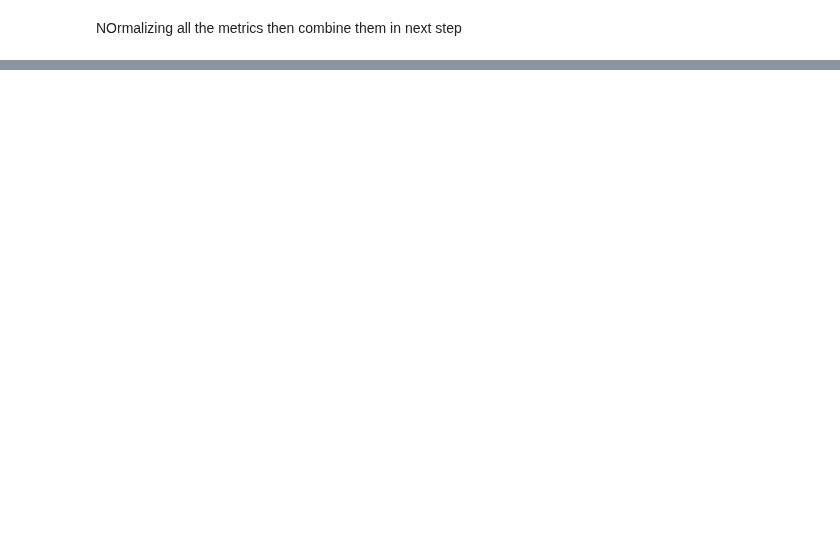
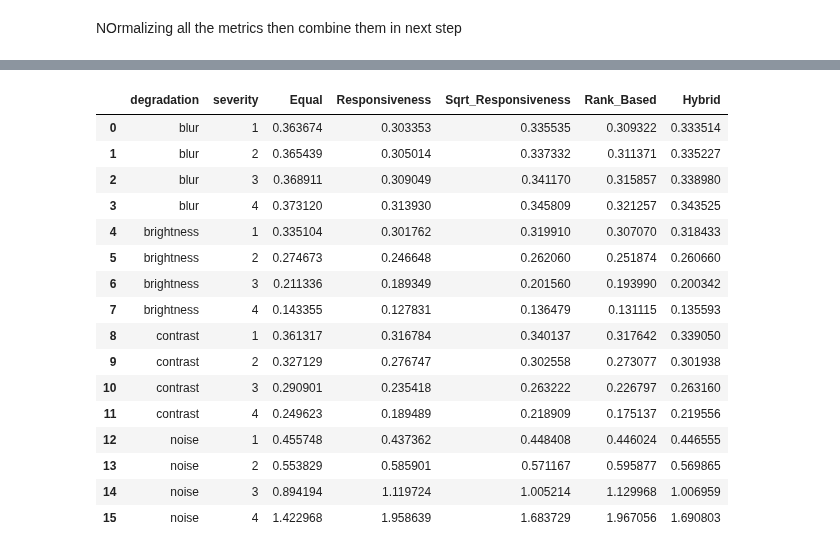
Before and after one commit to aqsamajjeed/QCDP-BiFormer, a Jupyter notebook: Generate_Quality_Scores.ipynb, the cells around one changed output, grey strips where cells are left out. Saved outputs shown, nothing was run; the diff lists cells and outputs as text; code cells hidden in the pictures; blank space fills up the shorter version.

Commit message:
Changed the hard coded weighting scheme for calculating quality scores to referenced deviated quality scores

```diff
--- a/Generate_Quality_Scores.ipynb
+++ b/Generate_Quality_Scores.ipynb
@@ -279,0 +1237,20 @@ top5
+# %%
+# ============================================================
+# STEP 10A — CALCULATE OVERALL METRIC RESPONSIVENESS
+# ============================================================
+
+metric_responsiveness = (
+    metric_behavior_df
+    .groupby("metric")["absolute_rho"]
+    .mean()
+    .sort_values(ascending=False)
+)
+
+print("=" * 70)
+print("OVERALL METRIC RESPONSIVENESS")
+print("=" * 70)
+
+display(
+    metric_responsiveness
+    .to_frame("mean_absolute_spearman")
+)
@@ -279,0 +1535,53 @@ top5
+# %%
+# ============================================================
+# STEP 12 — SCORE BEHAVIOR BY DEGRADATION SEVERITY
+# ============================================================
+
+score_behavior_records = []
+
+for degradation_type in [
+    "blur",
+    "brightness",
+    "contrast",
+    "noise"
+]:
+
+    subset = candidate_scores_df[
+        candidate_scores_df["degradation"]
+        == degradation_type
+    ]
+
+    for severity in sorted(
+        subset["severity"].unique()
+    ):
+
+        severity_subset = subset[
+            subset["severity"] == severity
+        ]
+
+        record = {
+            "degradation": degradation_type,
+            "severity": severity
+        }
+
+        for candidate_name in candidate_weights.keys():
+
+            score_column = f"score_{candidate_name}"
+
+            record[candidate_name] = (
+                severity_subset[score_column].mean()
+            )
+
+        score_behavior_records.append(record)
+
+
+score_behavior_df = pd.DataFrame(
+    score_behavior_records
+)
+
+print("=" * 70)
+print("QUALITY SCORE BEHAVIOR BY DEGRADATION")
+print("=" * 70)
+
+display(score_behavior_df)
+# %% [output]
@@ -279,0 +1591,17 @@ top5
+|  | degradation | severity | Equal | Responsiveness | Sqrt_Responsiveness | Rank_Based | Hybrid |
+| 0 | blur | 1 | 0.363674 | 0.303353 | 0.335535 | 0.309322 | 0.333514 |
+| 1 | blur | 2 | 0.365439 | 0.305014 | 0.337332 | 0.311371 | 0.335227 |
+| 2 | blur | 3 | 0.368911 | 0.309049 | 0.341170 | 0.315857 | 0.338980 |
+| 3 | blur | 4 | 0.373120 | 0.313930 | 0.345809 | 0.321257 | 0.343525 |
+| 4 | brightness | 1 | 0.335104 | 0.301762 | 0.319910 | 0.307070 | 0.318433 |
+| 5 | brightness | 2 | 0.274673 | 0.246648 | 0.262060 | 0.251874 | 0.260660 |
+| 6 | brightness | 3 | 0.211336 | 0.189349 | 0.201560 | 0.193990 | 0.200342 |
+| 7 | brightness | 4 | 0.143355 | 0.127831 | 0.136479 | 0.131115 | 0.135593 |
+| 8 | contrast | 1 | 0.361317 | 0.316784 | 0.340137 | 0.317642 | 0.339050 |
+| 9 | contrast | 2 | 0.327129 | 0.276747 | 0.302558 | 0.273077 | 0.301938 |
+| 10 | contrast | 3 | 0.290901 | 0.235418 | 0.263222 | 0.226797 | 0.263160 |
+| 11 | contrast | 4 | 0.249623 | 0.189489 | 0.218909 | 0.175137 | 0.219556 |
+| 12 | noise | 1 | 0.455748 | 0.437362 | 0.448408 | 0.446024 | 0.446555 |
+| 13 | noise | 2 | 0.553829 | 0.585901 | 0.571167 | 0.595877 | 0.569865 |
+| 14 | noise | 3 | 0.894194 | 1.119724 | 1.005214 | 1.129968 | 1.006959 |
+| 15 | noise | 4 | 1.422968 | 1.958639 | 1.683729 | 1.967056 | 1.690803 |
```
Also changed, not shown: parts of 91 cells of this notebook.
